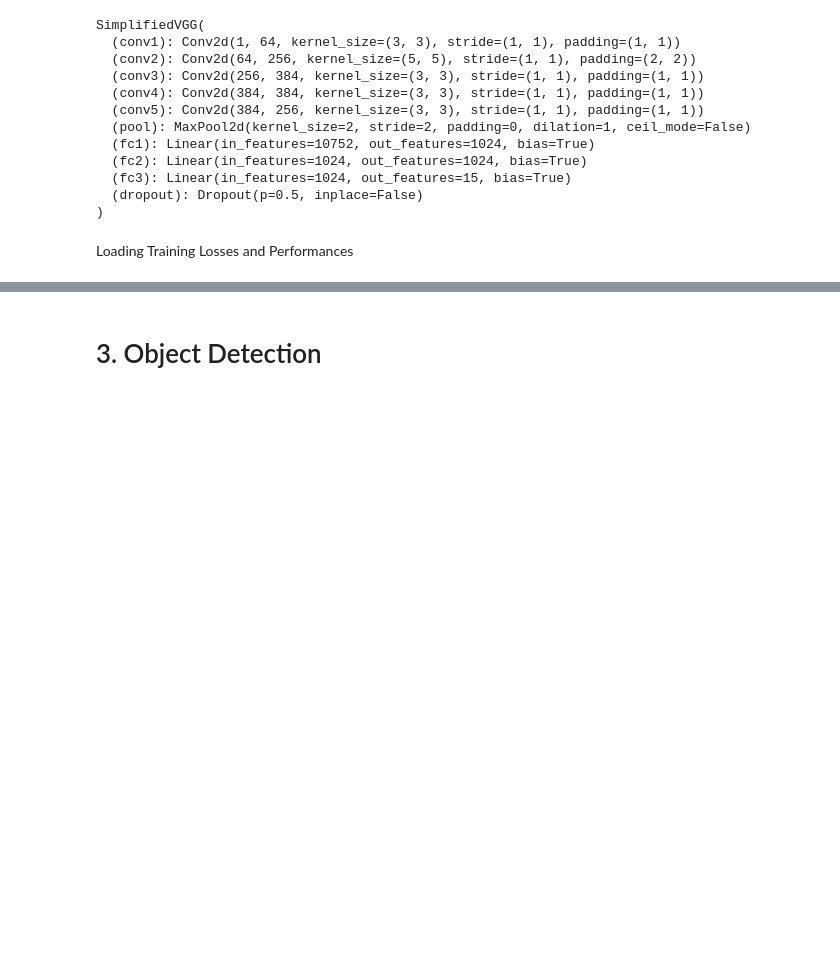
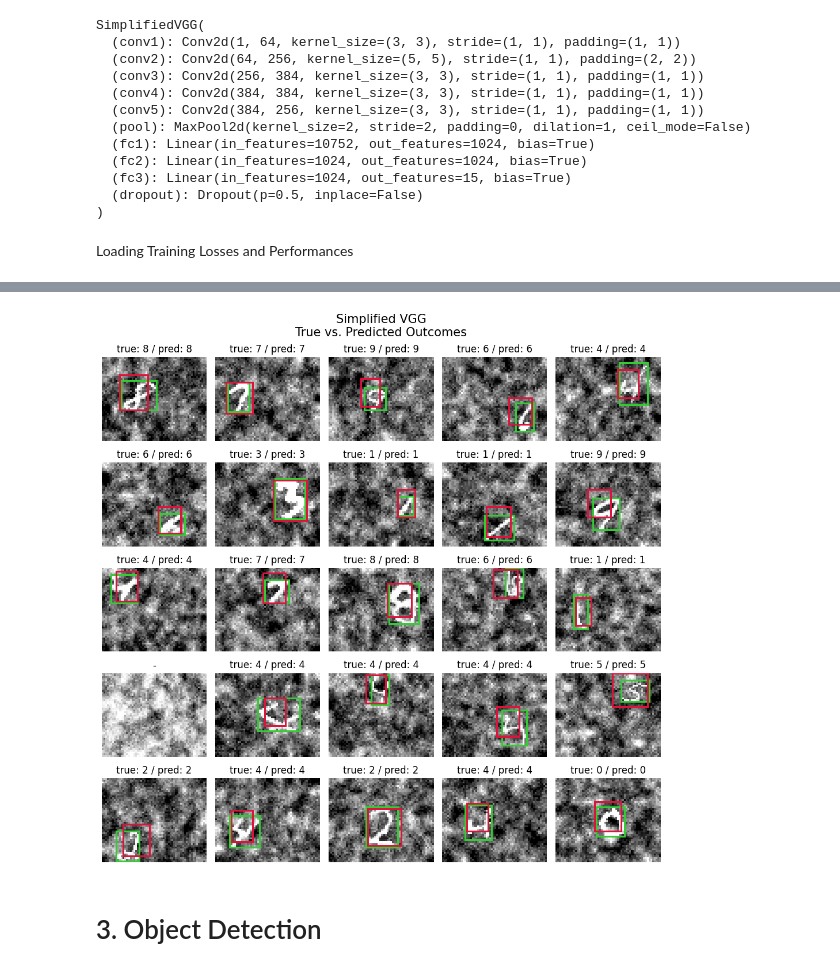
Before and after one commit to kuimetra/deep_learning, a Jupyter notebook: Project 2/main.ipynb, the cells around one changed output, grey strips where cells are left out. Cells and saved outputs as stored; diff of their text form; code cells hidden in the pictures; blank space fills up the shorter version.

```diff
--- a/Project 2/main.ipynb
+++ b/Project 2/main.ipynb
@@ -498,22 +496,29 @@ SimplifiedVGG(
 )
 # %% [markdown]
 Loading Training Losses and Performances
+# %%
+class CPU_Unpickler(pickle.Unpickler):
+    def find_class(self, module, name):
+        if module == 'torch.storage' and name == '_load_from_bytes':
+            return lambda b: torch.load(io.BytesIO(b), map_location='cpu')
+        else:
+            return super().find_class(module, name)
 # %%
 # Loading the data
 with open('models/stats/LeNet5_data.pkl', 'rb') as f:
-    LeNet5_data_loaded = pickle.load(f)
+    LeNet5_data_loaded = CPU_Unpickler(f).load()
 
 LeNet5_train_losses = LeNet5_data_loaded['LeNet5_train_losses']
 LeNet5_overall_performances = LeNet5_data_loaded['LeNet5_overall_performances']
 # %%
 with open('models/stats/AlexNet_data.pkl', 'rb') as f:
-    AlexNet_data_loaded = pickle.load(f)
+    AlexNet_data_loaded = CPU_Unpickler(f).load()
 
 AlexNet_train_losses = AlexNet_data_loaded['AlexNet_train_losses']
 AlexNet_overall_performances = AlexNet_data_loaded['AlexNet_overall_performances']
 # %%
 with open('models/stats/VGG_data.pkl', 'rb') as f:
-    VGG_data_loaded = pickle.load(f)
+    VGG_data_loaded = CPU_Unpickler(f).load()
 
 VGG_train_losses = VGG_data_loaded['VGG_train_losses']
 VGG_overall_performances = VGG_data_loaded['VGG_overall_performances']
@@ -613,3 +622,7 @@ plot_model_predictions(AlexNet_model, train_dataset, model_name="AlexNet")
+# %%
+plot_model_predictions(VGG_model, train_dataset, model_name="Simplified VGG")
+# %% [output]
+[figure, added]
 # %% [markdown]
 # 3. Object Detection
 # %% [markdown]
```
Also changed, not shown: parts of 10 cells of this notebook.
